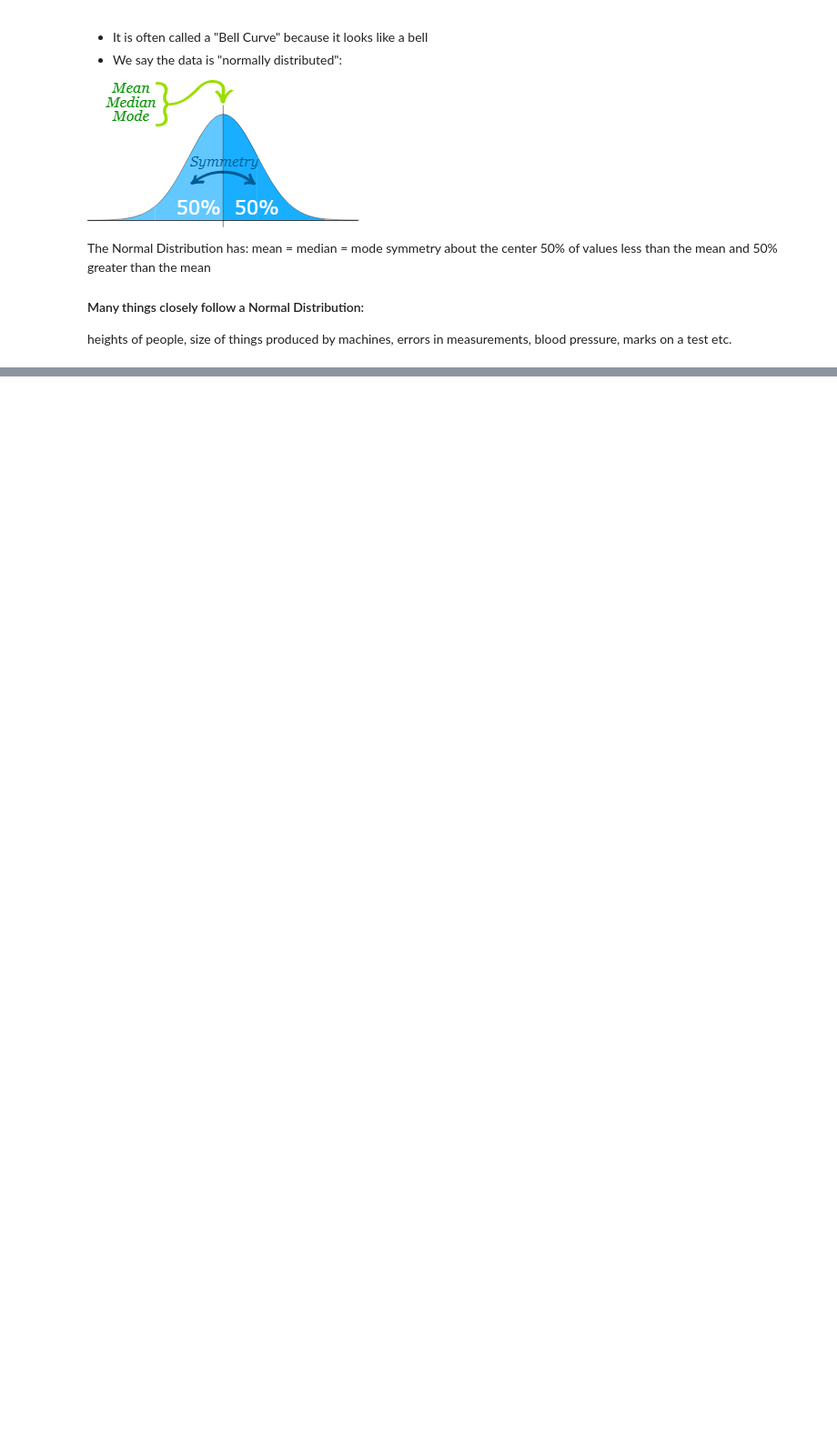
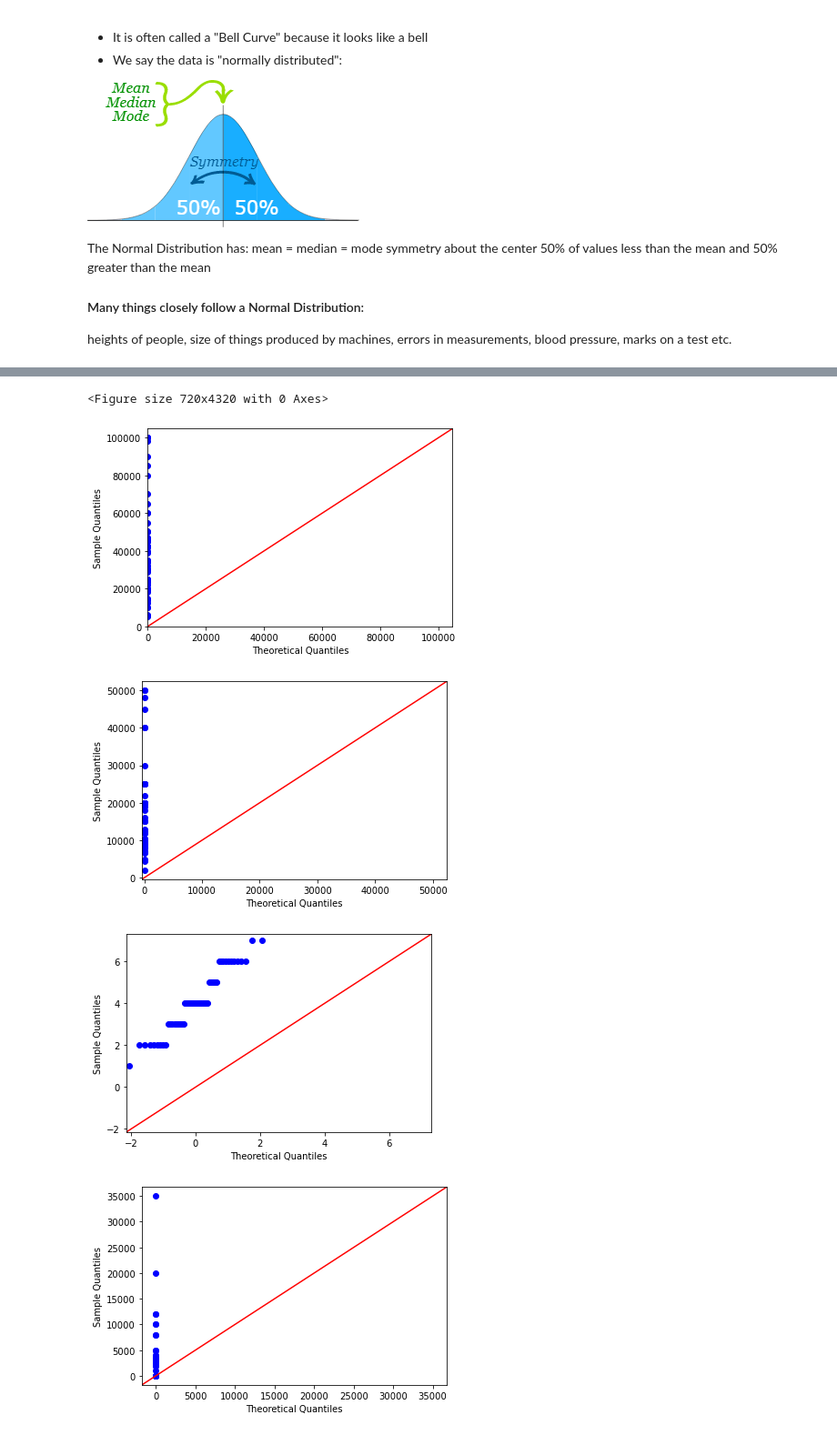
Before and after one commit to vinayaka16041999/Innomatics_Internsship_Apr_21, a Jupyter notebook: Week-4/12_May.ipynb, the cells around one changed output, grey strips where cells are left out. Shown at 91% size. Cells and saved outputs as stored; diff of their text form; code cells hidden in the pictures; blank space fills up the shorter version.

```diff
--- a/Week-4/12_May.ipynb
+++ b/Week-4/12_May.ipynb
@@ -202,0 +272,12 @@ marks on a test etc.
+# %%
+plt.figure(figsize=(10,60))
+for col in df.columns:
+    sm.qqplot(df[col], line='45')
+    print('\n')
+    plt.show()
+# %% [output]
+<Figure size 720x4320 with 0 Axes>
+[figure, added]
+[figure, added]
+[figure, added]
+[figure, added]
```
Also changed, not shown: parts of 20 cells of this notebook.
